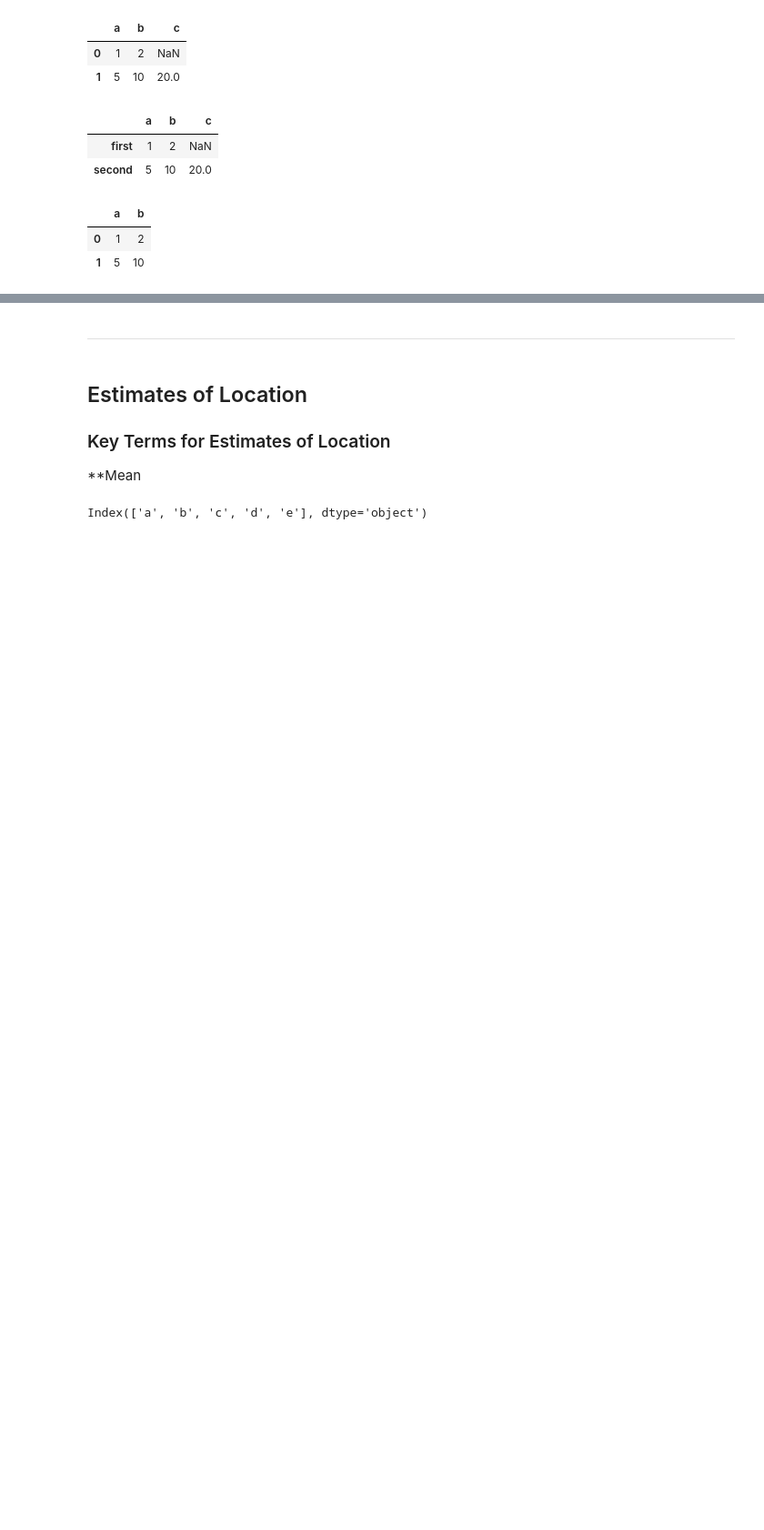
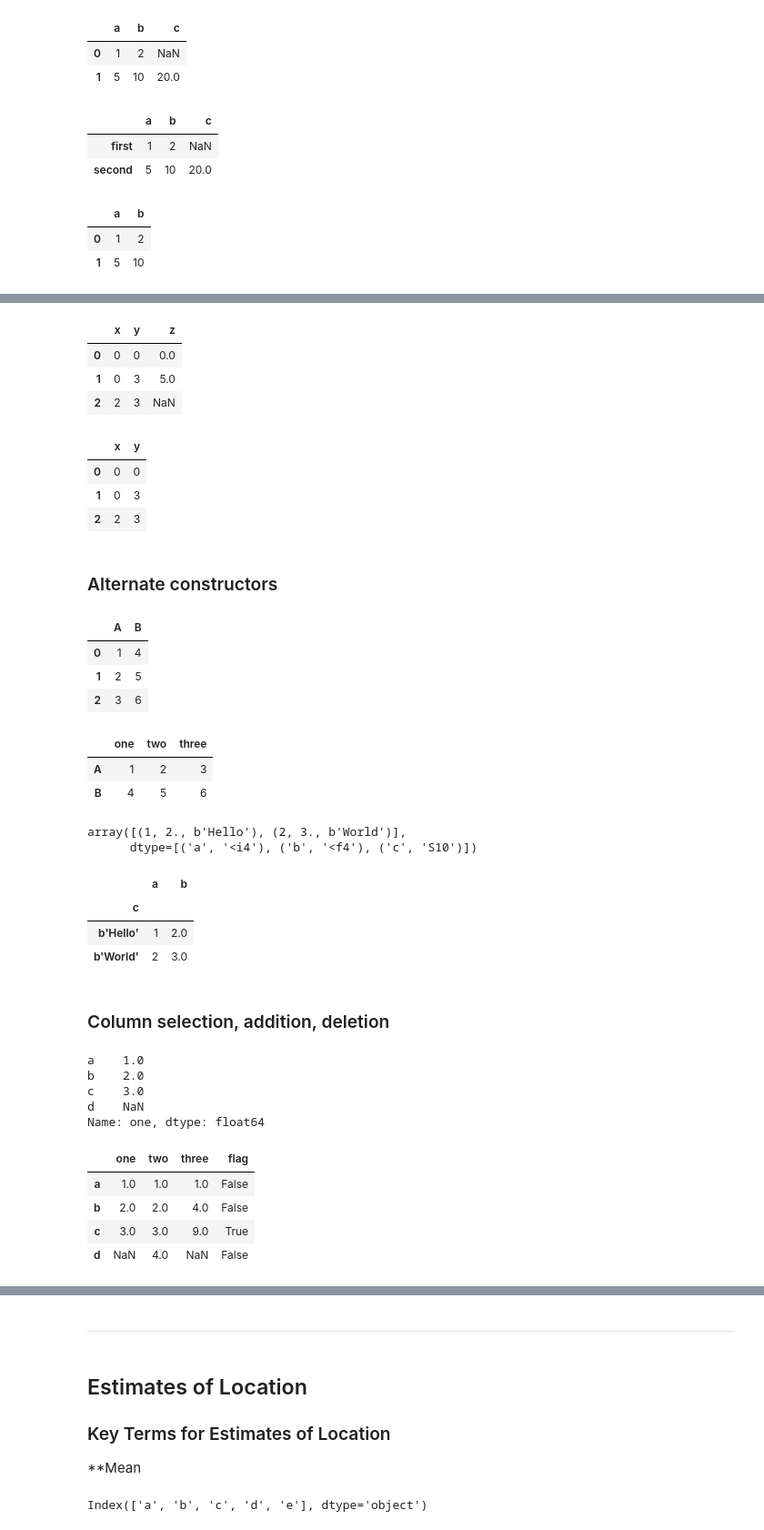
Before and after one commit to sitsawek/Practical-statistic-for-data-scientist, a Jupyter notebook: explore_data_analysis.ipynb, the cells around one changed output, grey strips where cells are left out. Shown at 91% size. Cells and saved outputs as stored; diff of their text form; code cells hidden in the pictures; blank space fills up the shorter version.

```diff
--- a/explore_data_analysis.ipynb
+++ b/explore_data_analysis.ipynb
@@ -320,0 +357,72 @@ pd.DataFrame(data2, columns=['a', 'b'])
+# %%
+Point3D = namedtuple('Point3D', 'x y z')
+pd.DataFrame([Point3D(0, 0, 0), Point3D(0, 3, 5), Point(2, 3)])
+# %% [output]
+|  | x | y | z |
+| 0 | 0 | 0 | 0.0 |
+| 1 | 0 | 3 | 5.0 |
+| 2 | 2 | 3 | NaN |
+# %%
+# From a list of dataclasses
+from dataclasses import make_dataclass
+Point = make_dataclass('Point', [('x', int), ('y', int)])
+pd.DataFrame([Point(0,0), Point(0, 3), Point(2, 3)])
+# %% [output]
+|  | x | y |
+| 0 | 0 | 0 |
+| 1 | 0 | 3 |
+| 2 | 2 | 3 |
+# %% [markdown]
+### Alternate constructors
+# %%
+# DataFrame.from_dict
+pd.DataFrame.from_dict(dict([('A', [1,2,3]), ('B', [4, 5, 6])]))
+# %% [output]
+|  | A | B |
+| 0 | 1 | 4 |
+| 1 | 2 | 5 |
+| 2 | 3 | 6 |
+# %%
+# If pass orient='index' the keys will be the row lables.
+pd.DataFrame.from_dict(
+    dict([('A', [1,2,3]), ('B', [4,5,6])]),
+    orient='index',
+    columns=['one', 'two', 'three'],
+)
+# %% [output]
+|  | one | two | three |
+| A | 1 | 2 | 3 |
+| B | 4 | 5 | 6 |
+# %%
+# DataFrame.from_records()
+data
+# %% [output]
+array([(1, 2., b'Hello'), (2, 3., b'World')],
+      dtype=[('a', '<i4'), ('b', '<f4'), ('c', 'S10')])
+# %%
+pd.DataFrame.from_records(data, index='c')
+# %% [output]
+|  | a | b |
+| c |  |  |
+| b'Hello' | 1 | 2.0 |
+| b'World' | 2 | 3.0 |
+# %% [markdown]
+### Column selection, addition, deletion
+# %%
+df['one']
+# %% [output]
+a    1.0
+b    2.0
+c    3.0
+d    NaN
+Name: one, dtype: float64
+# %%
+df['three'] = df['one'] * df['two']
+df['flag'] = df['one'] > 2
+df
+# %% [output]
+|  | one | two | three | flag |
+| a | 1.0 | 1.0 | 1.0 | False |
+| b | 2.0 | 2.0 | 4.0 | False |
+| c | 3.0 | 3.0 | 9.0 | True |
+| d | NaN | 4.0 | NaN | False |
```
Also changed, not shown: parts of 6 cells of this notebook.
